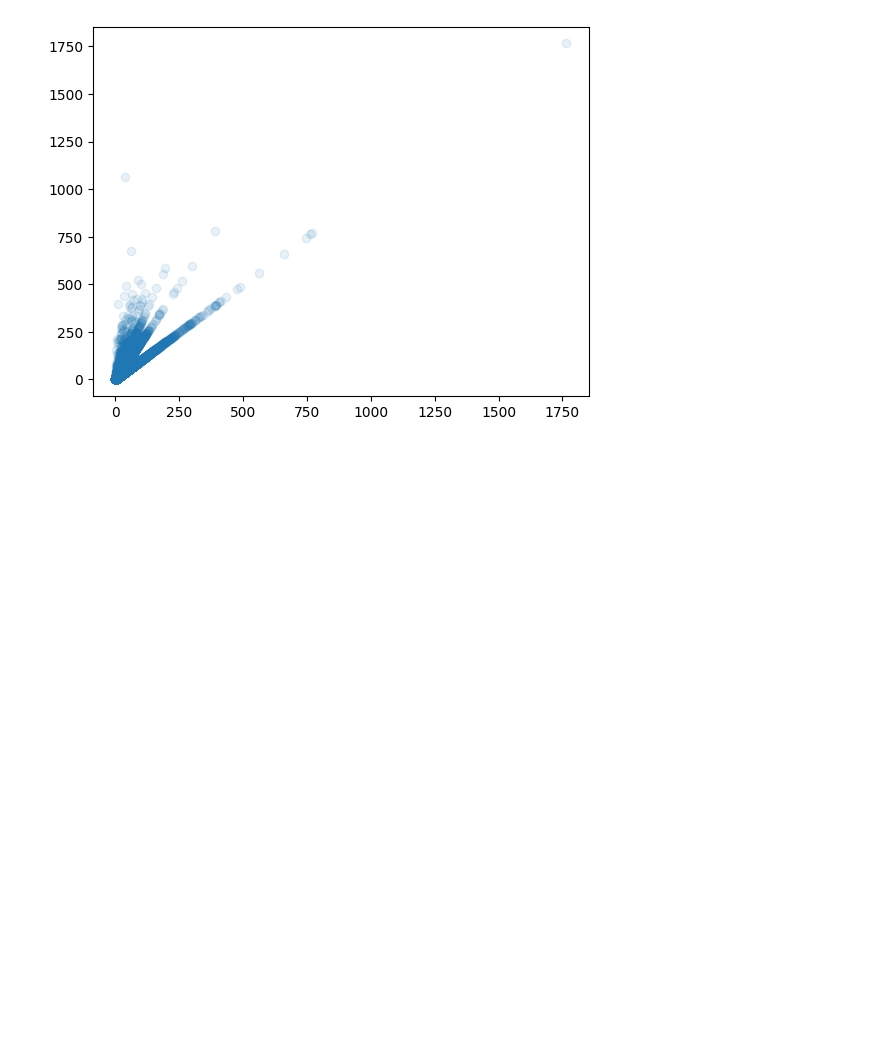
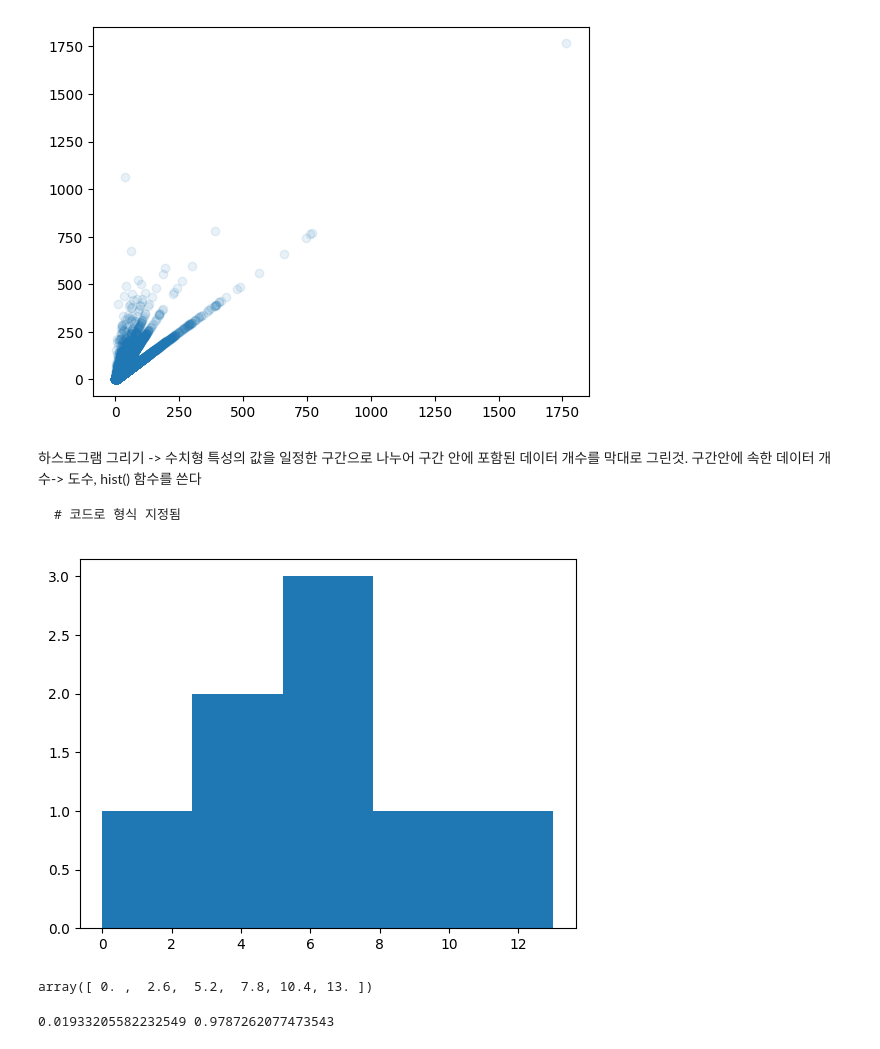
Before and after one commit to YeonJaeHong/ecc-, a Jupyter notebook: 데분2주차.ipynb, the cells around one changed output. Cells and saved outputs as stored; diff of their text form; code cells hidden in the pictures; blank space fills up the shorter version.

````diff
--- a/데분2주차.ipynb
+++ b/데분2주차.ipynb
@@ -336,3 +336,21 @@ plt.scatter(average_borrows, ns_book7['대출건수'], alpha=0.1)
 plt.show()
 # %% [output]
 [figure]
+# %% [markdown]
+하스토그램 그리기
+-> 수치형 특성의 값을 일정한 구간으로 나누어 구간 안에 포함된 데이터 개수를 막대로 그린것. 구간안에 속한 데이터 개수-> 도수, hist() 함수를 쓴다
+
+```
+# 코드로 형식 지정됨
+```
+# %%
+plt.hist([0,3,5,6,7,7,9,13], bins=5)  #hist 함수는 1차원 데이터를 입력받아서 데이터를 10개 구간으로 나눈다.
+plt.show() # bins 매개변수를 쓰면 구간을 지정할 수 있다.
+# %% [output]
+[figure, added]
+# %%
+#히스토그램의 구간을 정확하게 확인하기 위해서는 histogram_bin_edges() 함수를 사용
+import numpy as np
+np.histogram_bin_edges([0,3,5,6,7,7,9,13],bins=5)
+# %% [output]
+array([ 0. ,  2.6,  5.2,  7.8, 10.4, 13. ])
@@ -338,0 +362,5 @@ plt.show()
+# %%
+#random_samples 배열이 표준 정규분포를 따르고 있는지 확인하기 위해 평균과 표준편차를 계산
+print(np.mean(random_samples), np.std(random_samples))
+# %% [output]
+0.01933205582232549 0.9787262077473543
````
Also changed, not shown: parts of 14 cells of this notebook.
